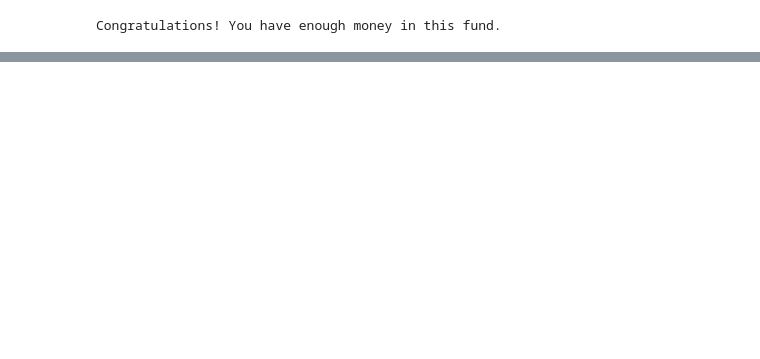
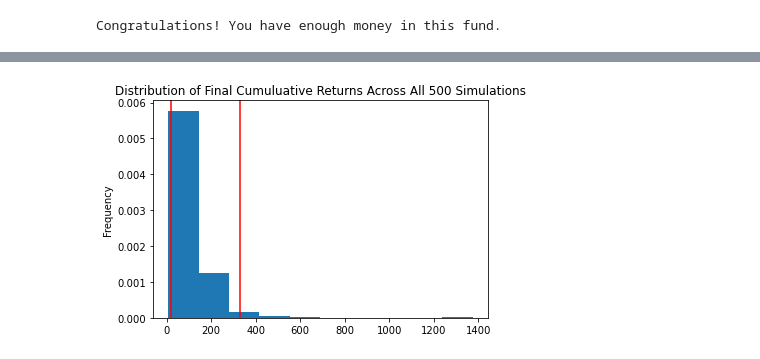
Before and after one commit to shivangiuw/challenge5_financial_planner, a Jupyter notebook: financial_planning_tools.ipynb, the cells around one changed output, grey strips where cells are left out. Cells and saved outputs as stored; diff of their text form; code cells hidden in the pictures; blank space fills up the shorter version.

```diff
--- a/financial_planning_tools.ipynb
+++ b/financial_planning_tools.ipynb
@@ -576,0 +391,6 @@ ci_upper_ten_cumulative_return = # YOUR CODE HERE
+# %%
+# Visualize the probability distribution of the 30-year Monte Carlo simulation by plotting a histogram
+MC_sim_30year_hist_plot = MC_portfolio_30year.plot_distribution()
+MC_sim_30year_hist_plot.get_figure().savefig("Probability distribution 30 years.png")
+# %% [output]
+[figure, added]
```
Also changed, not shown: parts of 98 cells of this notebook.
